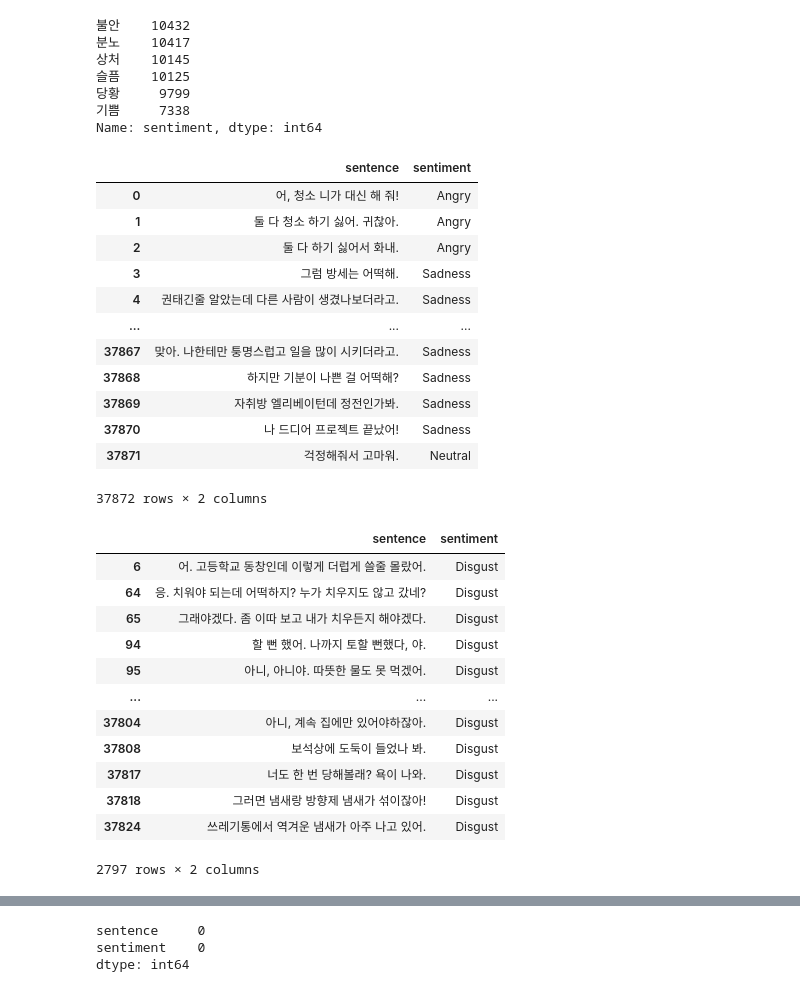
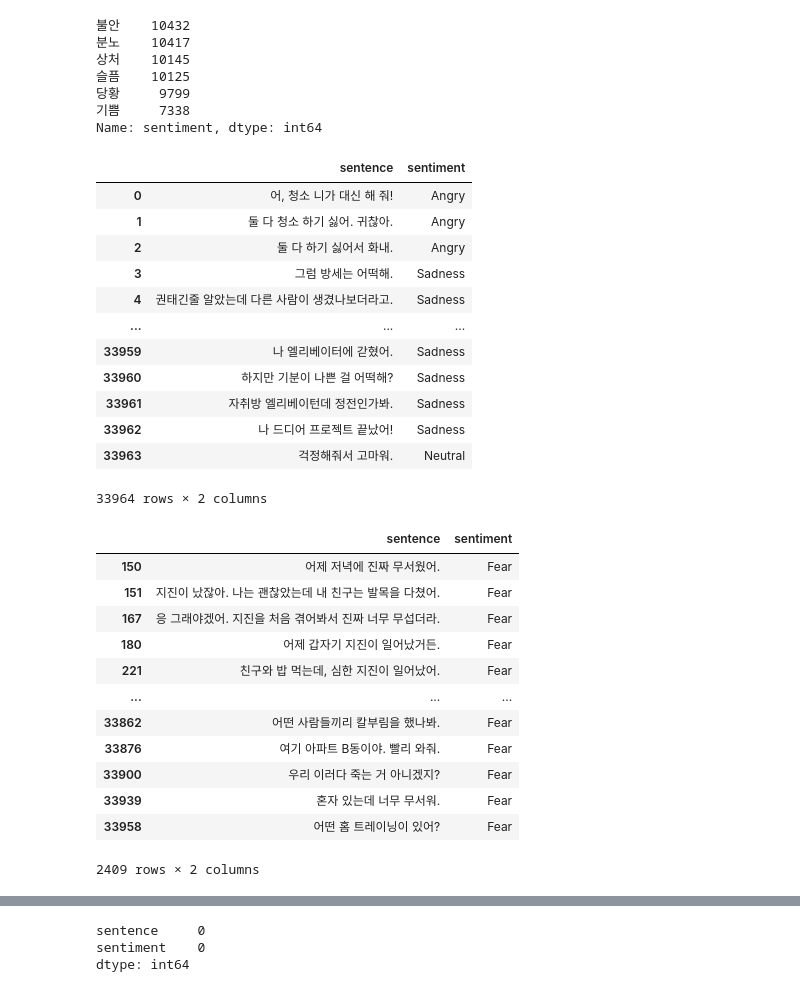
Before and after one commit to DDalaDDula/NIFoS, a Jupyter notebook: Sentiment_analysis/preprocessing.ipynb, the cells around one changed output, grey strips where cells are left out. Saved outputs shown, nothing was run; the diff lists cells and outputs as text; code cells hidden in the pictures.

```diff
--- a/Sentiment_analysis/preprocessing.ipynb
+++ b/Sentiment_analysis/preprocessing.ipynb
@@ -102,25 +102,31 @@ def emo_sum(dataframe): # 각 row의 감정세기를 계산하는 함수
         max_value = max(emo.values())
 
         # 최댓값에 해당하는 key 찾기
-        max_key = [key for key, value in emo.items() if value == max_value][0]
-        rep_emo.append(max_key)
+        max_key_list = [key for key, value in emo.items() if value == max_value]
+        if len(max_key_list) > 1:
+            rep_emo.append(None)
+        else:
+            rep_emo.append(max_key_list[0])
     return rep_emo
 # %%
 df3["sentiment"] = emo_sum(df3) # 함수를 통해 출력된 감정 리스트를 데이터프레임에 추가
 df3 = df3[['발화문', 'sentiment']] # 문장과 감정만 남겨놓음
+df3.dropna(inplace=True)
 df3.rename(columns={'발화문': 'sentence'}, inplace=True) # column명 통일
 
 df4["sentiment"] = emo_sum(df4) # 함수를 통해 출력된 감정 리스트를 데이터프레임에 추가
 df4 = df4[['발화문', 'sentiment']] # 문장과 감정만 남겨놓음
+df4.dropna(inplace=True)
 df4.rename(columns={'발화문': 'sentence'}, inplace=True) # column명 통일
 
 df5["sentiment"] = emo_sum(df5) # 함수를 통해 출력된 감정 리스트를 데이터프레임에 추가
 df5 = df5[['발화문', 'sentiment']] # 문장과 감정만 남겨놓음
 df5.rename(columns={'발화문': 'sentence'}, inplace=True) # column명 통일
+df5.dropna(inplace=True)
 df5['sentiment'] = df5['sentiment'].apply(lambda x : x.capitalize())
 # %%
 result2 = pd.concat([df3,df4,df5])
-result2.drop_duplicates(inplace=True)
+result2.drop_duplicates(inplace=True, keep='last')
 result2.reset_index(drop=True, inplace=True)
 result2
 # %% [output]
@@ -131,25 +137,25 @@ result2
 | 3 | 그럼 방세는 어떡해. | Sadness |
 | 4 | 권태긴줄 알았는데 다른 사람이 생겼나보더라고. | Sadness |
 | ... | ... | ... |
-| 37867 | 맞아. 나한테만 퉁명스럽고 일을 많이 시키더라고. | Sadness |
-| 37868 | 하지만 기분이 나쁜 걸 어떡해? | Sadness |
-| 37869 | 자취방 엘리베이턴데 정전인가봐. | Sadness |
-| 37870 | 나 드디어 프로젝트 끝났어! | Sadness |
-| 37871 | 걱정해줘서 고마워. | Neutral |
+| 33959 | 나 엘리베이터에 갇혔어. | Sadness |
+| 33960 | 하지만 기분이 나쁜 걸 어떡해? | Sadness |
+| 33961 | 자취방 엘리베이턴데 정전인가봐. | Sadness |
+| 33962 | 나 드디어 프로젝트 끝났어! | Sadness |
+| 33963 | 걱정해줘서 고마워. | Neutral |
-37872 rows × 2 columns
+33964 rows × 2 columns
 # %%
-result2[result2['sentiment'] == 'Disgust']
+result2[result2['sentiment'] == 'Fear']
 # %% [output]
 |  | sentence | sentiment |
-| 6 | 어. 고등학교 동창인데 이렇게 더럽게 쓸줄 몰랐어. | Disgust |
-| 64 | 응. 치워야 되는데 어떡하지? 누가 치우지도 않고 갔네? | Disgust |
-| 65 | 그래야겠다. 좀 이따 보고 내가 치우든지 해야겠다. | Disgust |
-| 94 | 할 뻔 했어. 나까지 토할 뻔했다, 야. | Disgust |
-| 95 | 아니, 아니야. 따뜻한 물도 못 먹겠어. | Disgust |
+| 150 | 어제 저녁에 진짜 무서웠어. | Fear |
+| 151 | 지진이 났잖아. 나는 괜찮았는데 내 친구는 발목을 다쳤어. | Fear |
+| 167 | 응 그래야겠어. 지진을 처음 겪어봐서 진짜 너무 무섭더라. | Fear |
+| 180 | 어제 갑자기 지진이 일어났거든. | Fear |
+| 221 | 친구와 밥 먹는데, 심한 지진이 일어났어. | Fear |
 | ... | ... | ... |
-| 37804 | 아니, 계속 집에만 있어야하잖아. | Disgust |
-| 37808 | 보석상에 도둑이 들었나 봐. | Disgust |
-| 37817 | 너도 한 번 당해볼래? 욕이 나와. | Disgust |
-| 37818 | 그러면 냄새랑 방향제 냄새가 섞이잖아! | Disgust |
-| 37824 | 쓰레기통에서 역겨운 냄새가 아주 나고 있어. | Disgust |
+| 33862 | 어떤 사람들끼리 칼부림을 했나봐. | Fear |
+| 33876 | 여기 아파트 B동이야. 빨리 와줘. | Fear |
+| 33900 | 우리 이러다 죽는 거 아니겠지? | Fear |
+| 33939 | 혼자 있는데 너무 무서워. | Fear |
+| 33958 | 어떤 홈 트레이닝이 있어? | Fear |
-2797 rows × 2 columns
+2409 rows × 2 columns
```
Also changed, not shown: parts of 2 cells of this notebook, 1 other file.
